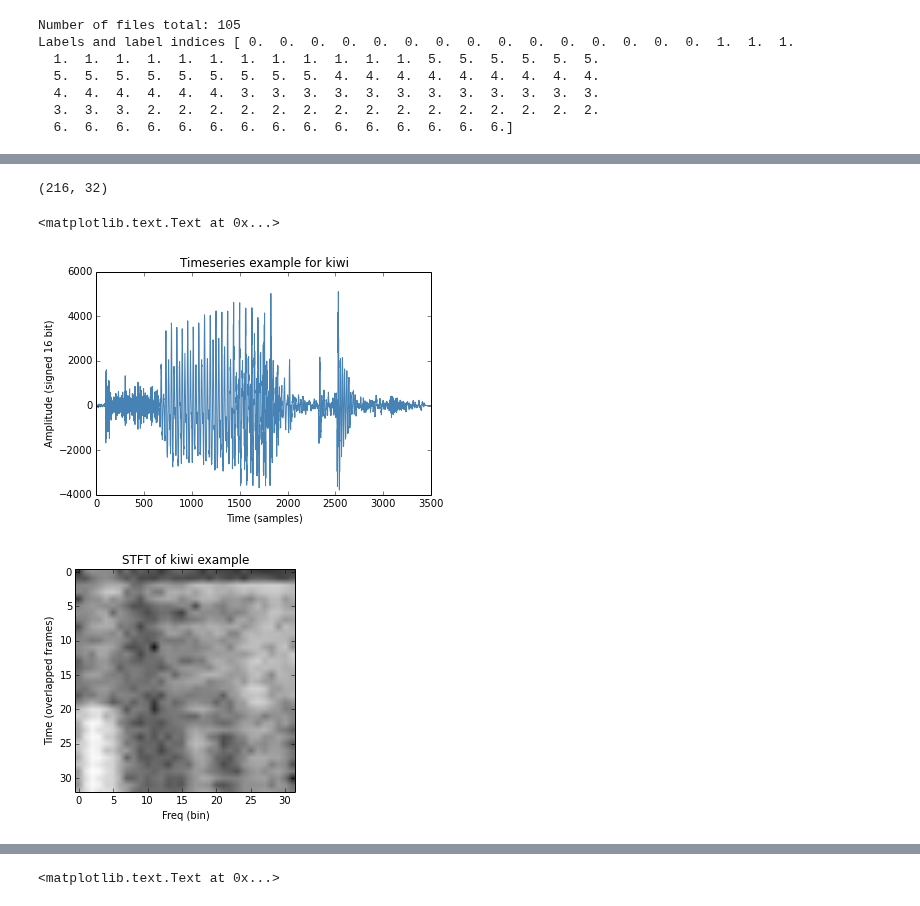
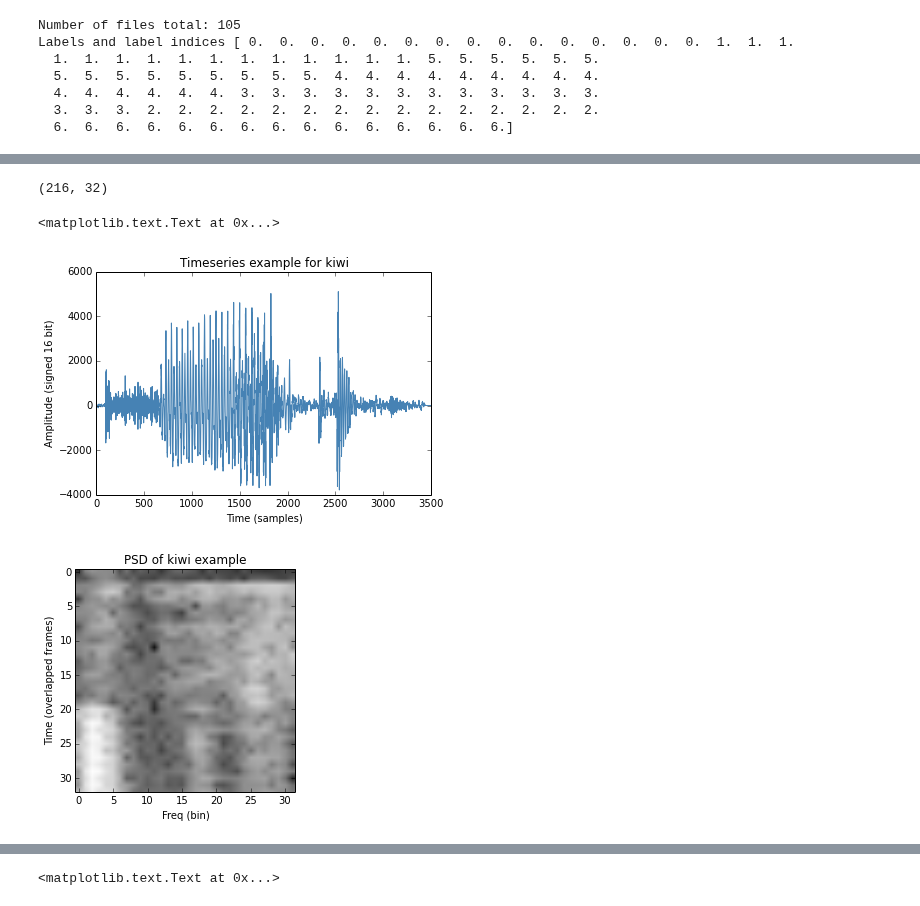
Before and after one commit to kastnerkyle/kastnerkyle.github.io-pelican, a Jupyter notebook: content/downloads/notebooks/ml_single_speaker_speech_recognition.ipynb, the cells around one changed output, grey strips where cells are left out. Saved outputs shown, nothing was run; the diff lists cells and outputs as text; code cells hidden in the pictures.

```diff
--- a/content/downloads/notebooks/ml_single_speaker_speech_recognition.ipynb
+++ b/content/downloads/notebooks/ml_single_speaker_speech_recognition.ipynb
@@ -73,21 +113,21 @@ def stft(x, fftsize=64, overlap_pct=.5):
 # %%
 import matplotlib.pyplot as plt
 plt.plot(data[0, :], color='steelblue')
 plt.title('Timeseries example for %s'%labels[0])
 plt.xlim(0, 3500)
 plt.xlabel('Time (samples)')
 plt.ylabel('Amplitude (signed 16 bit)')
 plt.figure()
 
 log_freq = 20 * np.log(np.abs(stft(data[0, :])))
 print log_freq.shape
 plt.imshow(log_freq, cmap='gray', interpolation=None)
 plt.xlabel('Freq (bin)')
 plt.ylabel('Time (overlapped frames)')
 plt.ylim(log_freq.shape[1])
-plt.title('STFT of %s example'%labels[0])
+plt.title('PSD of %s example'%labels[0])
 # %% [output]
 (216, 32)
 <matplotlib.text.Text at 0x...>
 [figure]
-[figure, old version]
+[figure, new version]
```
Also changed, not shown: parts of 18 cells of this notebook, 1 other file.
